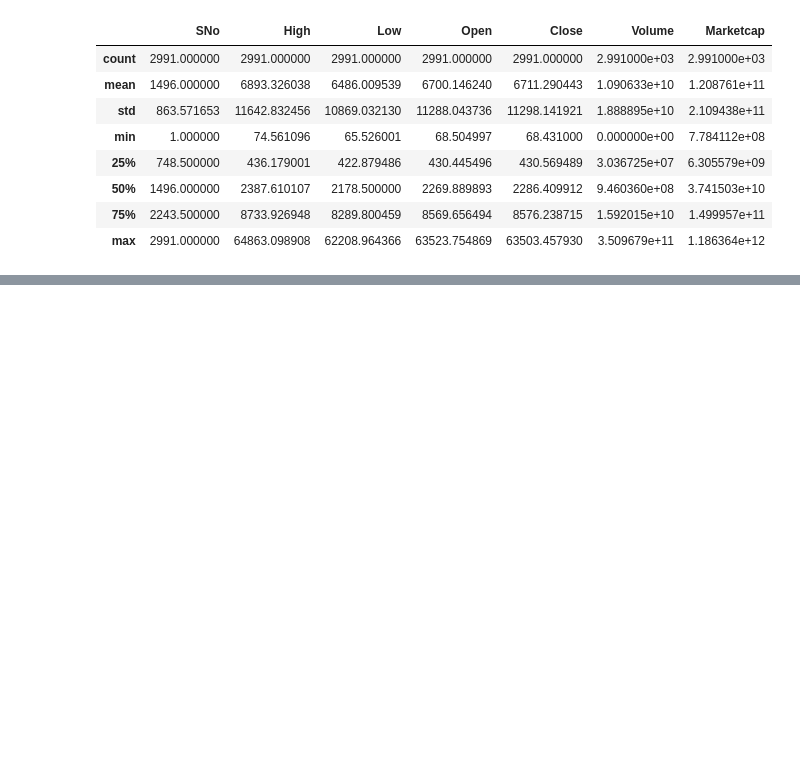
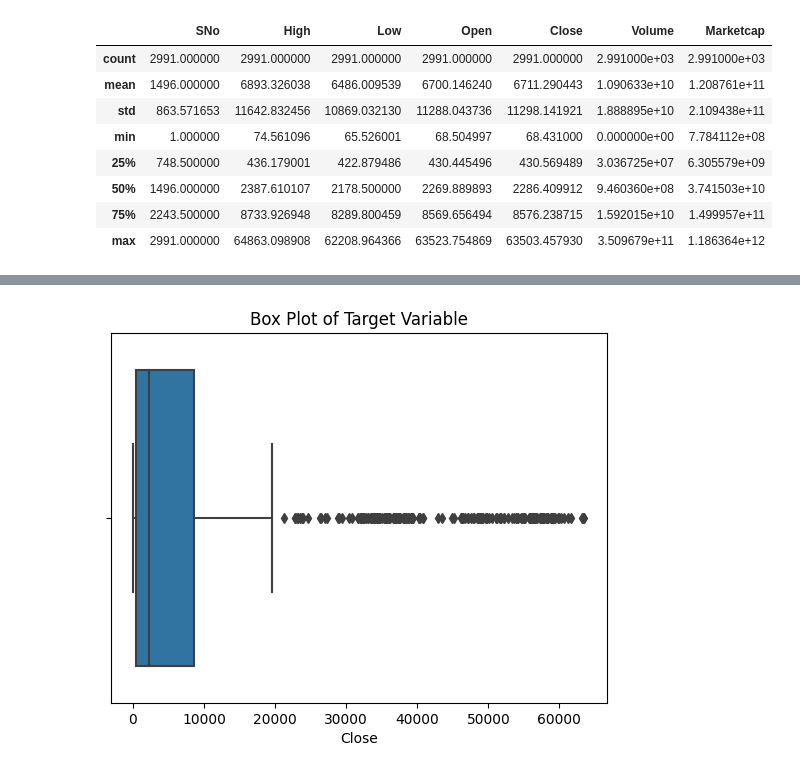
Before and after one commit to NurAlamNahidSarkar/bitcoinPricePrediction_ML, a Jupyter notebook: bitcoinpriceprediction.ipynb, the cells around one changed output, grey strips where cells are left out. Drawn from its saved outputs; the diff is of its cells as text; code cells hidden in the pictures; blank space fills up the shorter version.

```diff
--- a/bitcoinpriceprediction.ipynb
+++ b/bitcoinpriceprediction.ipynb
@@ -88,0 +104,6 @@ bitcoin_df.describe()
+# %%
+sns.boxplot(data=bitcoin_df, x='Close')
+plt.title('Box Plot of Target Variable')
+plt.show()
+# %% [output]
+[figure, added]
```
Also changed, not shown: parts of 13 cells of this notebook.
